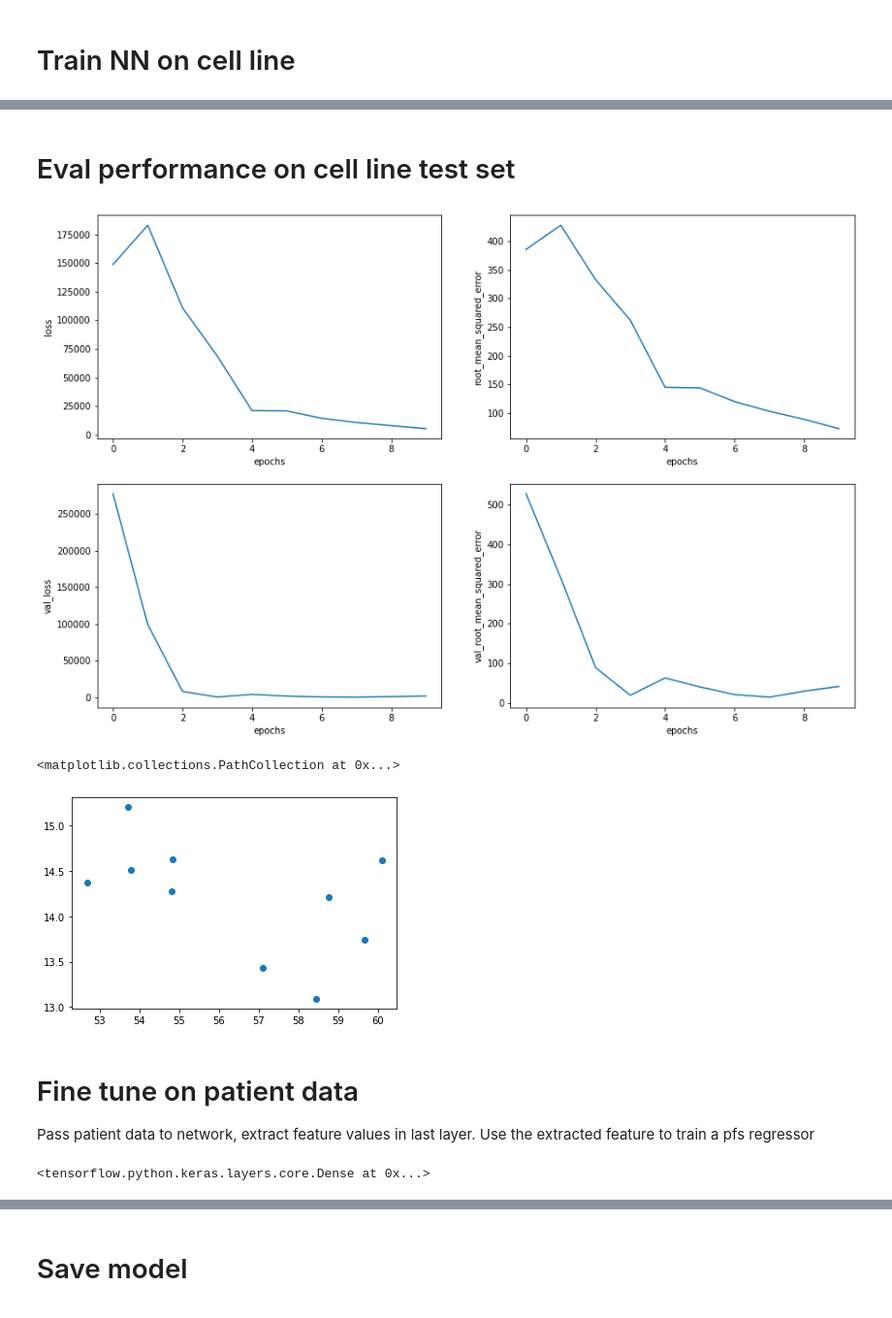
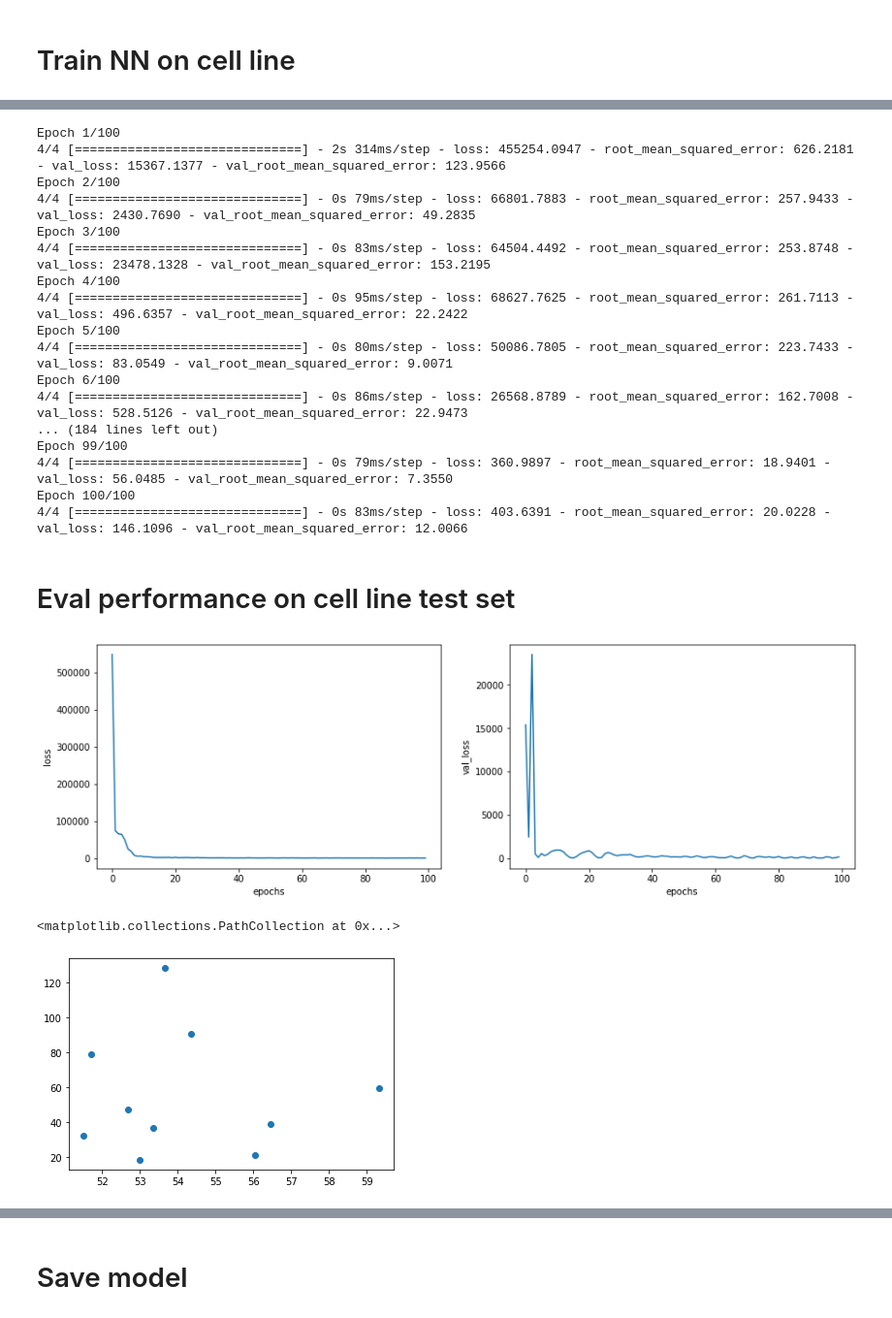
Before and after one commit to nalinimsingh/mm-cell_lines, a Jupyter notebook: feedforwardNN.ipynb, the cells around one changed output, grey strips where cells are left out. Shown at 97% size. Cells and saved outputs as stored; diff of their text form; code cells hidden in the pictures.

```diff
--- a/feedforwardNN.ipynb
+++ b/feedforwardNN.ipynb
@@ -35,11 +40,10 @@ model = K.Sequential([
     K.layers.Dropout(0.5),
     K.layers.Dense(128, activation='relu', kernel_regularizer=K.regularizers.l2(l=0.001)),
     K.layers.Dropout(0.5),
+    K.layers.Dense(32, activation='relu', kernel_regularizer=K.regularizers.l2(l=0.001)),
     K.layers.Dense(1, kernel_regularizer=K.regularizers.l2(l=0.001))
 ])
 
 model.compile(optimizer='adam',
               loss=tf.keras.losses.MeanSquaredError(),
               metrics=[tf.keras.metrics.RootMeanSquaredError()])
-
-history = model.fit(X_cell_train, y_cell_train, epochs=10, validation_data=(X_cell_test, y_cell_test))
@@ -67,40 +50,44 @@ Epoch 10/10
+# %%
+history = model.fit(X_cell_train, y_cell_train, epochs=100, validation_data=(X_cell_test, y_cell_test))
+# %% [output]
+Epoch 1/100
+4/4 [==============================] - 2s 314ms/step - loss: 455254.0947 - root_mean_squared_error: 626.2181 - val_loss: 15367.1377 - val_root_mean_squared_error: 123.9566
+Epoch 2/100
+4/4 [==============================] - 0s 79ms/step - loss: 66801.7883 - root_mean_squared_error: 257.9433 - val_loss: 2430.7690 - val_root_mean_squared_error: 49.2835
+Epoch 3/100
+4/4 [==============================] - 0s 83ms/step - loss: 64504.4492 - root_mean_squared_error: 253.8748 - val_loss: 23478.1328 - val_root_mean_squared_error: 153.2195
+Epoch 4/100
+4/4 [==============================] - 0s 95ms/step - loss: 68627.7625 - root_mean_squared_error: 261.7113 - val_loss: 496.6357 - val_root_mean_squared_error: 22.2422
+Epoch 5/100
+4/4 [==============================] - 0s 80ms/step - loss: 50086.7805 - root_mean_squared_error: 223.7433 - val_loss: 83.0549 - val_root_mean_squared_error: 9.0071
+Epoch 6/100
+4/4 [==============================] - 0s 86ms/step - loss: 26568.8789 - root_mean_squared_error: 162.7008 - val_loss: 528.5126 - val_root_mean_squared_error: 22.9473
+... (184 lines left out)
+Epoch 99/100
+4/4 [==============================] - 0s 79ms/step - loss: 360.9897 - root_mean_squared_error: 18.9401 - val_loss: 56.0485 - val_root_mean_squared_error: 7.3550
+Epoch 100/100
+4/4 [==============================] - 0s 83ms/step - loss: 403.6391 - root_mean_squared_error: 20.0228 - val_loss: 146.1096 - val_root_mean_squared_error: 12.0066
 # %% [markdown]
 # Eval performance on cell line test set
 # %%
 fig = plt.figure(figsize=(15,10))
 ax1 = plt.subplot(2,2,1)
 ax2 = plt.subplot(2,2,2)
-ax3 = plt.subplot(2,2,3)
-ax4 = plt.subplot(2,2,4)
 perf_dict = history.history
 loss = perf_dict['loss']
-accuracy = perf_dict['root_mean_squared_error']
 val_loss = perf_dict['val_loss']
-val_accuracy = perf_dict['val_root_mean_squared_error']
 ax1.plot(loss)
-ax2.plot(accuracy)
-ax3.plot(val_loss)
-ax4.plot(val_accuracy)
+ax2.plot(val_loss)
 ax1.set_xlabel('epochs')
 ax2.set_xlabel('epochs')
-ax3.set_xlabel('epochs')
-ax4.set_xlabel('epochs')
+
 ax1.set_ylabel('loss')
-ax2.set_ylabel('root_mean_squared_error')
-ax3.set_ylabel('val_loss')
-ax4.set_ylabel('val_root_mean_squared_error')
+ax2.set_ylabel('val_loss')
 plt.show()
 # %% [output]
-[figure, old version]
+[figure, new version]
 # %%
 plt.scatter(y_cell_test,model.predict(X_cell_test))
 # %% [output]
 <matplotlib.collections.PathCollection at 0x...>
-[figure, old version]
+[figure, new version]
-# %% [markdown]
-# Fine tune on patient data
-Pass patient data to network, extract feature values in last layer. Use the extracted feature to train a pfs regressor
-# %%
-model.get_layer(index=1)
-# %% [output]
-<tensorflow.python.keras.layers.core.Dense at 0x...>
```
Also changed, not shown: parts of 11 cells of this notebook.
